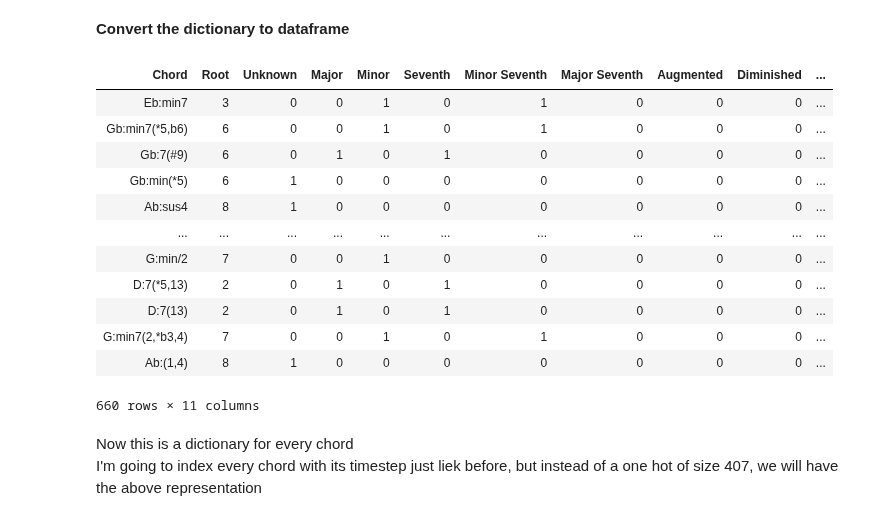
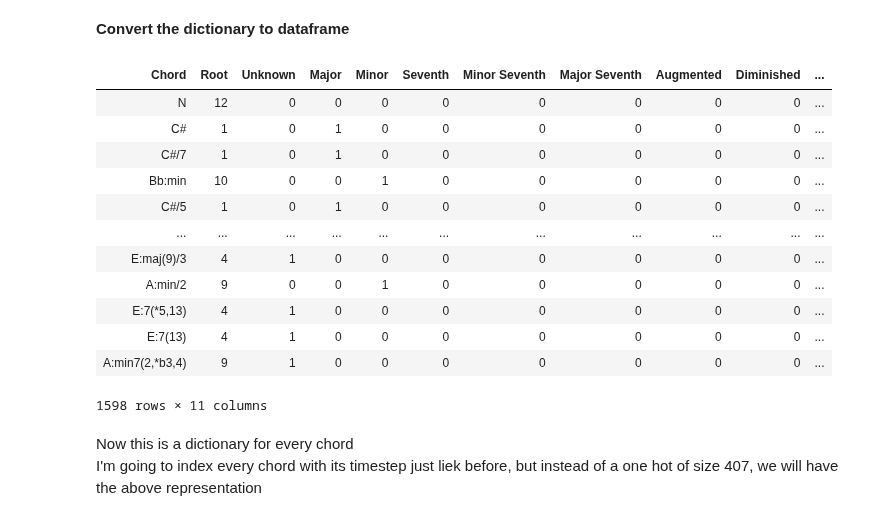
Before and after one commit to taslanidis/Audio-Chord-Recognition, a Jupyter notebook: Chord_Estimation.ipynb, the cells around one changed output. Cells and saved outputs as stored; diff of their text form; code cells hidden in the pictures.

```diff
--- a/Chord_Estimation.ipynb
+++ b/Chord_Estimation.ipynb
@@ -392,21 +397,21 @@ parse_chords(Chords, representations)
 **Convert the dictionary to dataframe**
 # %%
 df = pd.DataFrame(data=representations, index=Chords).rename_axis('Chord', axis = 1)
-df.iloc[400:]
+df.iloc[0:]
 # %% [output]
 | Chord | Root | Unknown | Major | Minor | Seventh | Minor Seventh | Major Seventh | Augmented | Diminished | ... |
-| Eb:min7 | 3 | 0 | 0 | 1 | 0 | 1 | 0 | 0 | 0 | ... |
-| Gb:min7(*5,b6) | 6 | 0 | 0 | 1 | 0 | 1 | 0 | 0 | 0 | ... |
-| Gb:7(#9) | 6 | 0 | 1 | 0 | 1 | 0 | 0 | 0 | 0 | ... |
-| Gb:min(*5) | 6 | 1 | 0 | 0 | 0 | 0 | 0 | 0 | 0 | ... |
-| Ab:sus4 | 8 | 1 | 0 | 0 | 0 | 0 | 0 | 0 | 0 | ... |
+| N | 12 | 0 | 0 | 0 | 0 | 0 | 0 | 0 | 0 | ... |
+| C# | 1 | 0 | 1 | 0 | 0 | 0 | 0 | 0 | 0 | ... |
+| C#/7 | 1 | 0 | 1 | 0 | 0 | 0 | 0 | 0 | 0 | ... |
+| Bb:min | 10 | 0 | 0 | 1 | 0 | 0 | 0 | 0 | 0 | ... |
+| C#/5 | 1 | 0 | 1 | 0 | 0 | 0 | 0 | 0 | 0 | ... |
 | ... | ... | ... | ... | ... | ... | ... | ... | ... | ... | ... |
-| G:min/2 | 7 | 0 | 0 | 1 | 0 | 0 | 0 | 0 | 0 | ... |
-| D:7(*5,13) | 2 | 0 | 1 | 0 | 1 | 0 | 0 | 0 | 0 | ... |
-| D:7(13) | 2 | 0 | 1 | 0 | 1 | 0 | 0 | 0 | 0 | ... |
-| G:min7(2,*b3,4) | 7 | 0 | 0 | 1 | 0 | 1 | 0 | 0 | 0 | ... |
-| Ab:(1,4) | 8 | 1 | 0 | 0 | 0 | 0 | 0 | 0 | 0 | ... |
+| E:maj(9)/3 | 4 | 1 | 0 | 0 | 0 | 0 | 0 | 0 | 0 | ... |
+| A:min/2 | 9 | 0 | 0 | 1 | 0 | 0 | 0 | 0 | 0 | ... |
+| E:7(*5,13) | 4 | 1 | 0 | 0 | 0 | 0 | 0 | 0 | 0 | ... |
+| E:7(13) | 4 | 1 | 0 | 0 | 0 | 0 | 0 | 0 | 0 | ... |
+| A:min7(2,*b3,4) | 9 | 1 | 0 | 0 | 0 | 0 | 0 | 0 | 0 | ... |
-660 rows × 11 columns
+1598 rows × 11 columns
 # %% [markdown]
 Now this is a dictionary for every chord<br>
 I'm going to index every chord with its timestep just liek before, but instead of a one hot of size 407, we will have the above representation<br>
```
Also changed, not shown: parts of 34 cells of this notebook, 1 other file.
